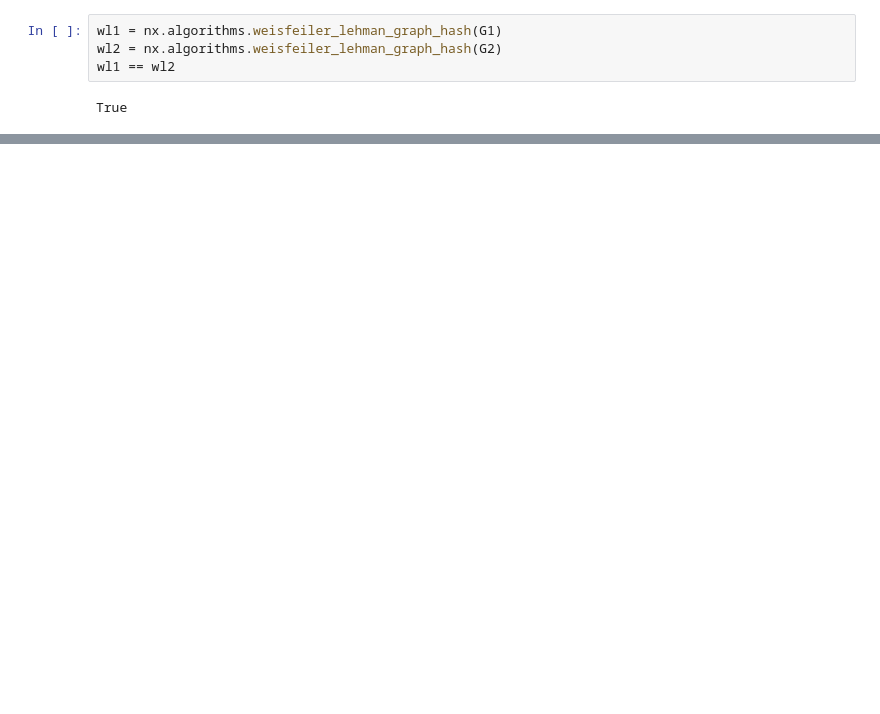
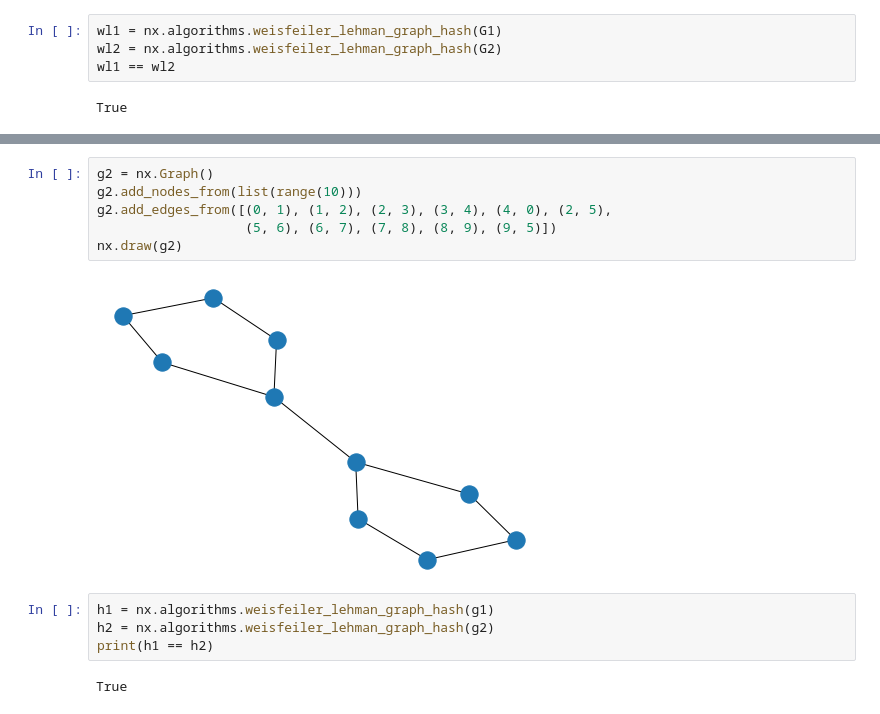
Before and after one commit to gdario/gnn_material, a Jupyter notebook: notebooks/NetworkBasics.ipynb, the cells around one changed output, grey strips where cells are left out. Saved outputs shown, nothing was run; the diff lists cells and outputs as text; blank space fills up the shorter version.

```diff
--- a/notebooks/NetworkBasics.ipynb
+++ b/notebooks/NetworkBasics.ipynb
@@ -117,0 +130,14 @@ True
+# %%
+g2 = nx.Graph()
+g2.add_nodes_from(list(range(10)))
+g2.add_edges_from([(0, 1), (1, 2), (2, 3), (3, 4), (4, 0), (2, 5),
+                   (5, 6), (6, 7), (7, 8), (8, 9), (9, 5)])
+nx.draw(g2)
+# %% [output]
+[figure, added]
+# %%
+h1 = nx.algorithms.weisfeiler_lehman_graph_hash(g1)
+h2 = nx.algorithms.weisfeiler_lehman_graph_hash(g2)
+print(h1 == h2)
+# %% [output]
+True
```
Also changed, not shown: parts of 6 cells of this notebook.
